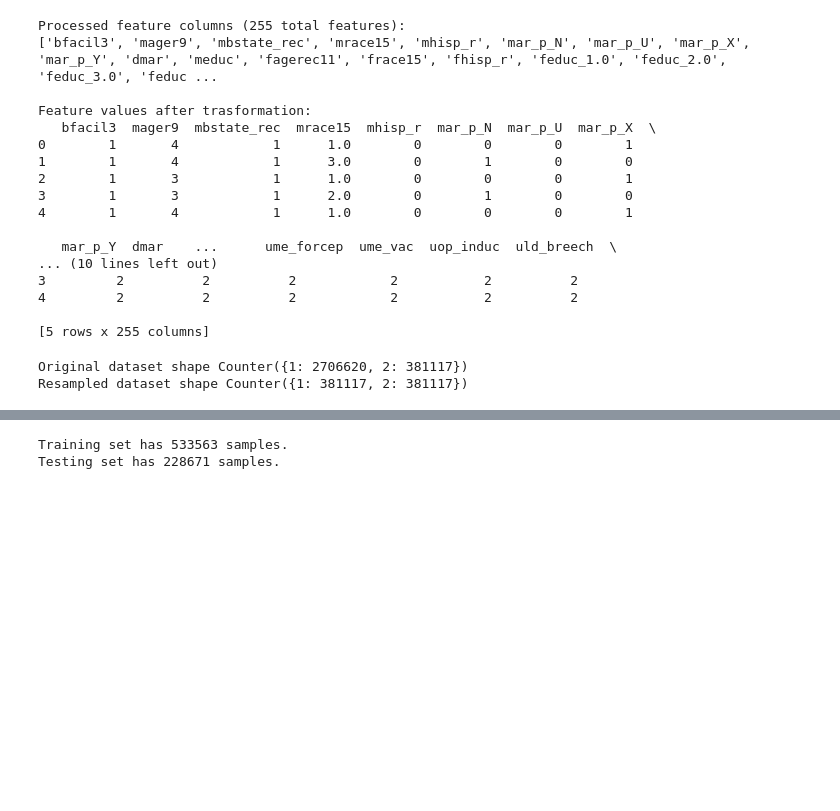
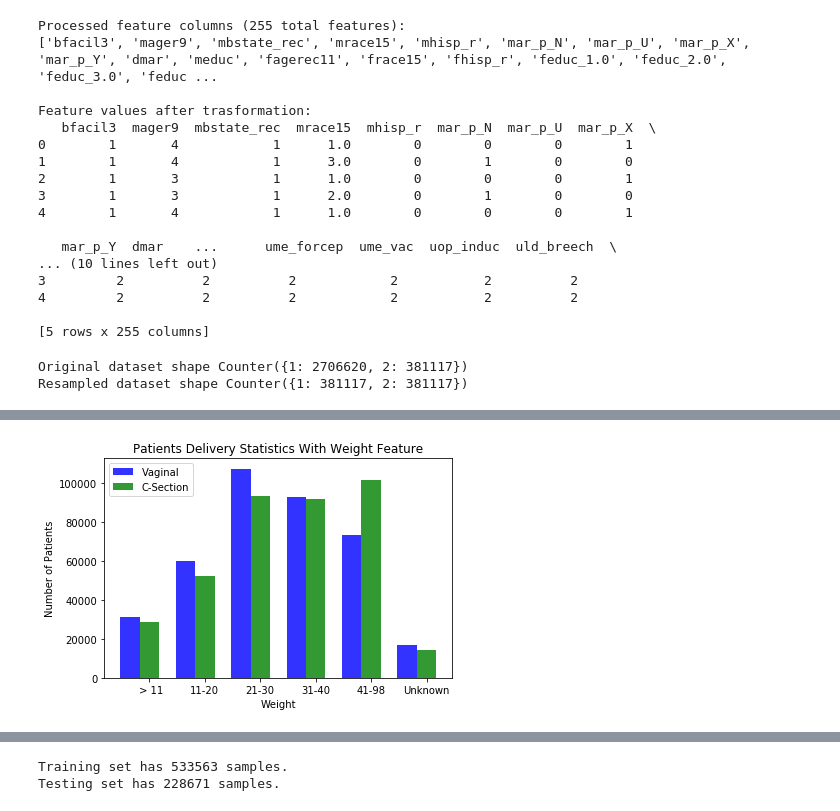
Before and after one commit to SabrinaAL/Childbirth-Delivery-Method-Prediction, a Jupyter notebook: natl2014_prediction.ipynb, the cells around one changed output, grey strips where cells are left out. Drawn from its saved outputs; the diff is of its cells as text; code cells hidden in the pictures; blank space fills up the shorter version.

```diff
--- a/natl2014_prediction.ipynb
+++ b/natl2014_prediction.ipynb
@@ -288,0 +266,55 @@ Resampled dataset shape Counter({1: 381117, 2: 381117})
+# %%
+Weight_df_V=data_res.drop(data_res[data_res.dmeth_rec == 2].index)
+Weight_V=list(Weight_df_V['wtgain_rec'])
+
+w_v_1=Weight_V.count(1)
+w_v_2=Weight_V.count(2)
+w_v_3=Weight_V.count(3)
+w_v_4=Weight_V.count(4)
+w_v_5=Weight_V.count(5)
+w_v_9=Weight_V.count(9)
+
+
+Weight_df_CS=data_res.drop(data_res[data_res.dmeth_rec == 1].index)
+Weight_CS=list(Weight_df_CS['wtgain_rec'])
+
+w_cs_1=Weight_CS.count(1)
+w_cs_2=Weight_CS.count(2)
+w_cs_3=Weight_CS.count(3)
+w_cs_4=Weight_CS.count(4)
+w_cs_5=Weight_CS.count(5)
+w_cs_9=Weight_CS.count(9)
+
+
+
+# data to plot
+n_groups = 6
+vag = (w_v_1, w_v_2, w_v_3, w_v_4, w_v_5, w_v_9)
+cs = (w_cs_1, w_cs_2, w_cs_3, w_cs_4, w_cs_5, w_cs_9)
+
+# create plot
+fig, ax = plt.subplots()
+index = np.arange(n_groups)
+bar_width = 0.35
+opacity = 0.8
+
+rects1 = plt.bar(index, vag, bar_width,
+                 alpha=opacity,
+                 color='b',
+                 label='Vaginal')
+
+rects2 = plt.bar(index + bar_width, cs, bar_width,
+                 alpha=opacity,
+                 color='g',
+                 label='C-Section')
+
+plt.xlabel('Weight')
+plt.ylabel('Number of Patients')
+plt.title('Patients Delivery Statistics With Weight Feature')
+plt.xticks(index + bar_width, (' > 11', '11-20', '21-30', '31-40', '41-98', 'Unknown'))
+plt.legend()
+
+plt.tight_layout()
+plt.show()
+# %% [output]
+[figure, added]
```
Also changed, not shown: parts of 8 cells of this notebook.
